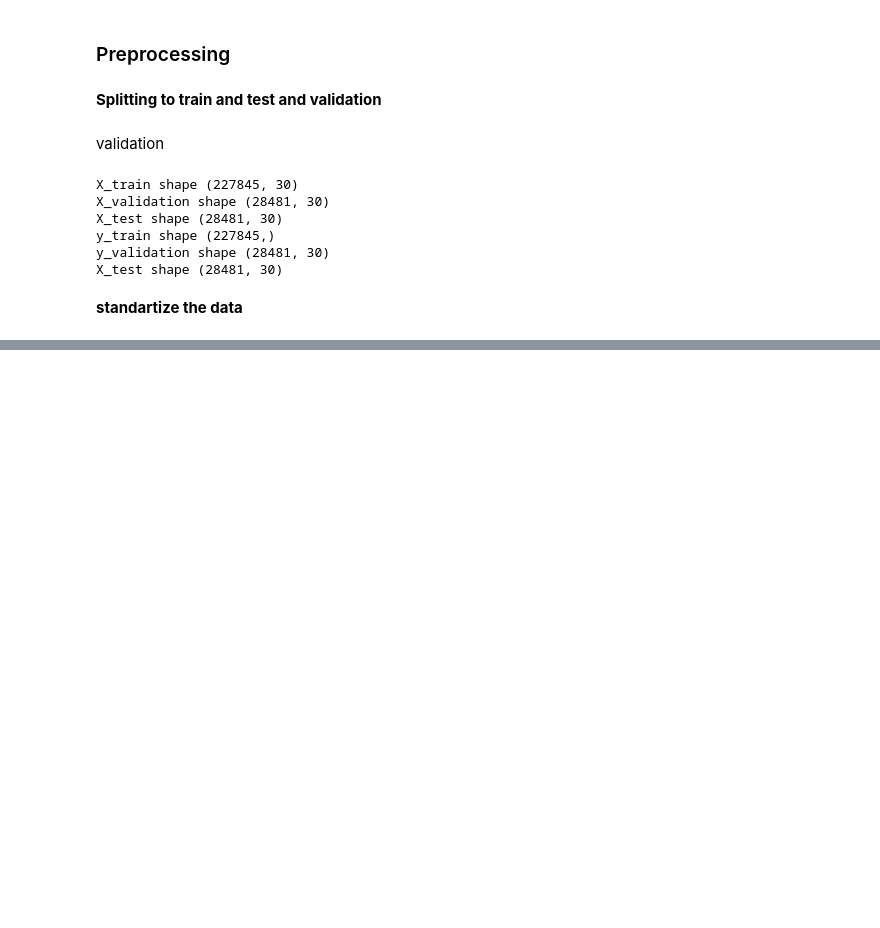
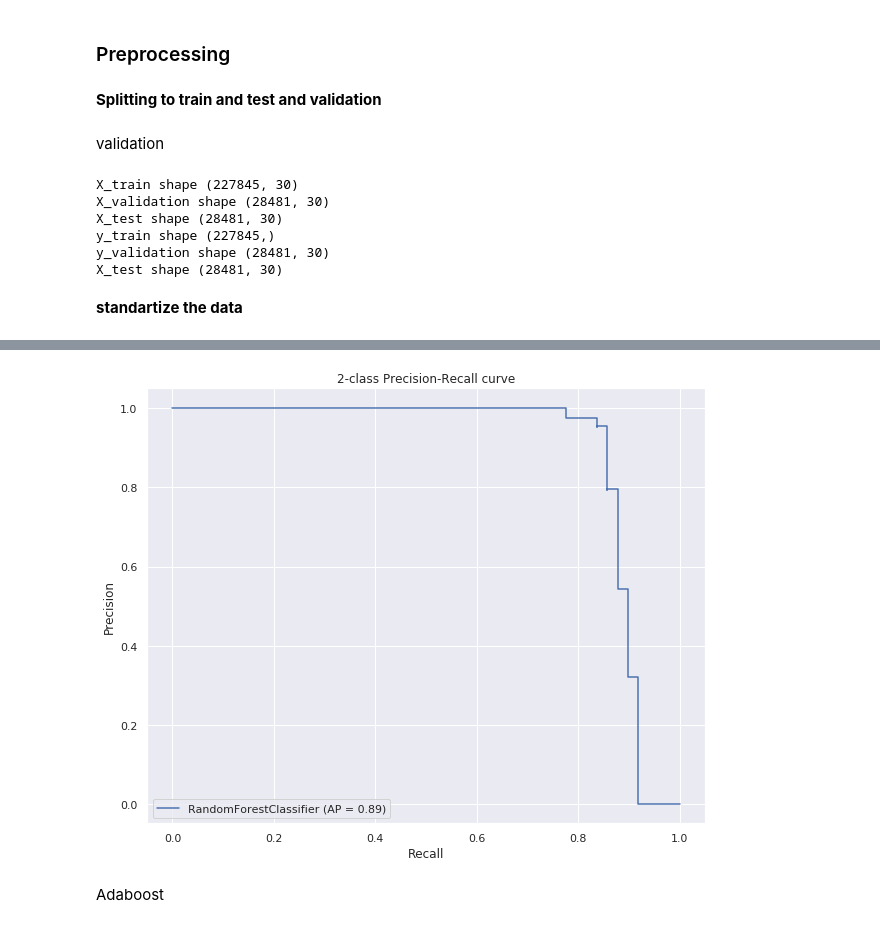
Before and after one commit to drorrosen/Credit-Card-Fraud-Detection, a Jupyter notebook: Exploration_Fraud.ipynb, the cells around one changed output, grey strips where cells are left out. Saved outputs shown, nothing was run; the diff lists cells and outputs as text; code cells hidden in the pictures; blank space fills up the shorter version.

```diff
--- a/Exploration_Fraud.ipynb
+++ b/Exploration_Fraud.ipynb
@@ -229,0 +338,10 @@ X_test_sc = X_test_sc[((X_test_sc <3.5) & (X_test_sc > -3.5)).all(axis=1)]
+# %%
+f = plt.figure(figsize=(10,8))
+disp = plot_precision_recall_curve(rf_model, X_valid_sc, y_validation, ax=plt.gca())
+disp.ax_.set_title('2-class Precision-Recall curve')
+
+plt.show()
+# %% [output]
+[figure, added]
+# %% [markdown]
+Adaboost
```
Also changed, not shown: parts of 26 cells of this notebook.
